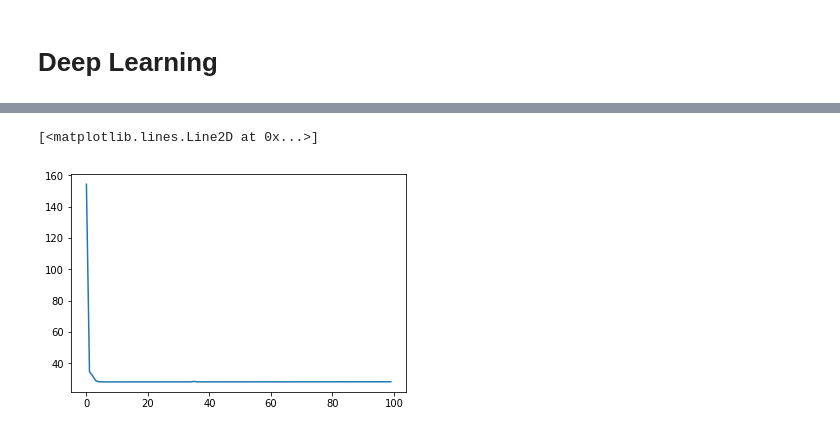
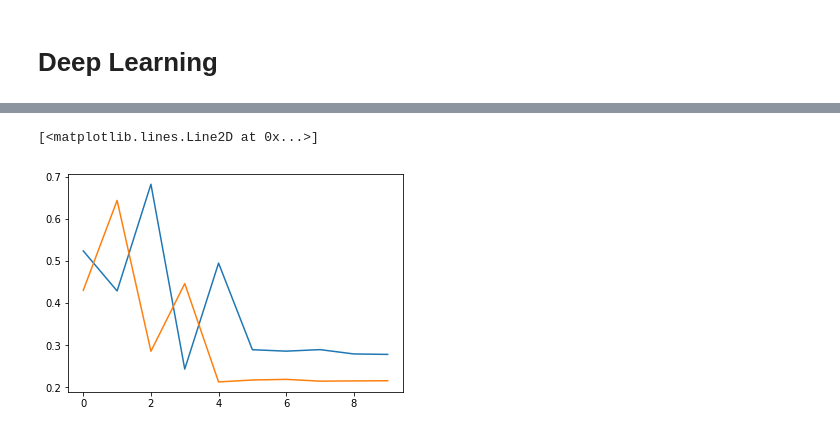
Before and after one commit to Prabhjot2094/Youtube-Video-Popularity-Prediction, a Jupyter notebook: Models/Visual Modality/Visual Modality.ipynb, the cells around one changed output, grey strips where cells are left out. Drawn from its saved outputs; the diff is of its cells as text; code cells hidden in the pictures.

```diff
--- a/Models/Visual Modality/Visual Modality.ipynb
+++ b/Models/Visual Modality/Visual Modality.ipynb
@@ -59,41 +71,60 @@ Number of features used for training :  323
 #Features and labels can be processed inside this generator
 def gen(ftr_files):
     ftr_files = [file.decode() for file in ftr_files]
+
     for i, file in enumerate(ftr_files):
+        #print(i, file)
         #Ignore hidden files such as '.dstore'
-        if '.npy' not in file:
-            continue
+        #if '.npy' not in file:
+        #    continue
         try: #If any issues with reading the current file or missing label, ignore the video
-            ftrs = np.load(f'../../visual_features/{file}')
+            ftrs = np.load(f'../../Data/Visual/visual_features_scaled/{file}.npy')
+            label = np.load(f'../../Data/Labels/{file}.npy')
+
             ftrs = ftrs[:, FEATURE_INDICES]
             v_id = file.split('.')[0]
-            label = np.load(f'../../visual_labels/{file}')
-        except:
+
+        except Exception as e:
+            print(e)
             continue
 
         #Pad 0 valued frames(at the end) if frame count for the video lower than MAX_FRAMES_PER_VIDEO
         #Delete frames(from the front) if frame count grater than MAX_FRAMES_PER_VIDEO
         ftrs = tf.keras.preprocessing.sequence.pad_sequences([ftrs], maxlen=MAX_FRAMES_PER_VIDEO,
                                                              dtype='float64', padding='post',
-                                                             truncating='pre', value=0.0)
+                                                               truncating='pre', value=0.0)
+
+        label = max(label, 0.001)
+        #print(label)
+
         yield ftrs[0], label
 # %%
 #Generate an LSTM
 def generate_model(input_size, max_length):
     model = tf.keras.Sequential()
 
-    model.add(tf.keras.layers.InputLayer(input_shape = (input_size, max_length)))
+    model.add(tf.keras.layers.InputLayer(input_shape = (input_size, max_length), name="input1"))
 
-    rnn_layer = tf.keras.layers.LSTM(units = 20, activation = 'sigmoid', dropout = 0, recurrent_dropout = 0, implementation = 1, return_sequences = False)
+    rnn_layer = tf.keras.layers.LSTM(units = 50, activation = 'sigmoid', dropout = 0, recurrent_dropout = 0, implementation = 1, return_sequences = False)
     model.add(rnn_layer)
 
-    dense_layer = tf.keras.layers.Dense(20)
+    dense_layer = tf.keras.layers.Dense(30)
     model.add(dense_layer)
 
     dense_layer = tf.keras.layers.Dense(1)
     model.add(dense_layer)
 
-    model.compile(loss = 'mean_squared_error', optimizer = tf.keras.optimizers.Adam(learning_rate = 1e-2))
+    model.compile(loss = 'mean_absolute_error', optimizer = tf.keras.optimizers.Adam(learning_rate = 1e-2))
+    #model.compile(loss=custom_loss, optimizer = tf.keras.optimizers.Adam(learning_rate = 1e-2))
     model.build()
     model.summary()
     return model
+
+def custom_loss(y_actual,y_pred):
+    #custom_loss=100*(kb.abs((y_actual-kb.abs(y_pred)))/y_actual)
+    #print(tf.executing_eagerly())
+    #print(tf.math.equal(kb.abs(y_pred), y_pred))
+    #x = tf.math.less(y_pred, kb.abs(y_pred))
+    #if :
+    custom_loss = tf.math.maximum(100.0, -1*(tf.math.sign(y_pred)*500))*(kb.abs((y_actual-kb.abs(y_pred)))/y_actual)
+    return custom_loss#tf.math.max(custom_loss, custom_loss_2)
@@ -140,5 +222,6 @@ Trainable params: 27,961
 Non-trainable params: 0
 _________________________________________________________________
 # %%
-history = model.fit(dataset_train_batched_prefetched, epochs=4, validation_data=dataset_test_batched)#_prefetched)
+history = model.fit(dataset_train_batched, epochs=10, validation_data=dataset_test_batched)
+#history = model.fit(dataset_train, epochs=10, validation_data=dataset_test)
 # %% [output]
@@ -147,8 +248,9 @@ Epoch 1/4
 # %%
 plt.plot(history.history['loss'])
+plt.plot(history.history['val_loss'])
 # %% [output]
 [<matplotlib.lines.Line2D at 0x...>]
-[figure, old version]
+[figure, new version]
 # %%
 x_test = np.array([ele for batch in dataset_test_batched.as_numpy_iterator() for ele in batch[0]])
 y_test = np.array([ele for batch in dataset_test_batched.as_numpy_iterator() for ele in batch[1]])
```
Also changed, not shown: parts of 12 cells of this notebook, 17 other files.
